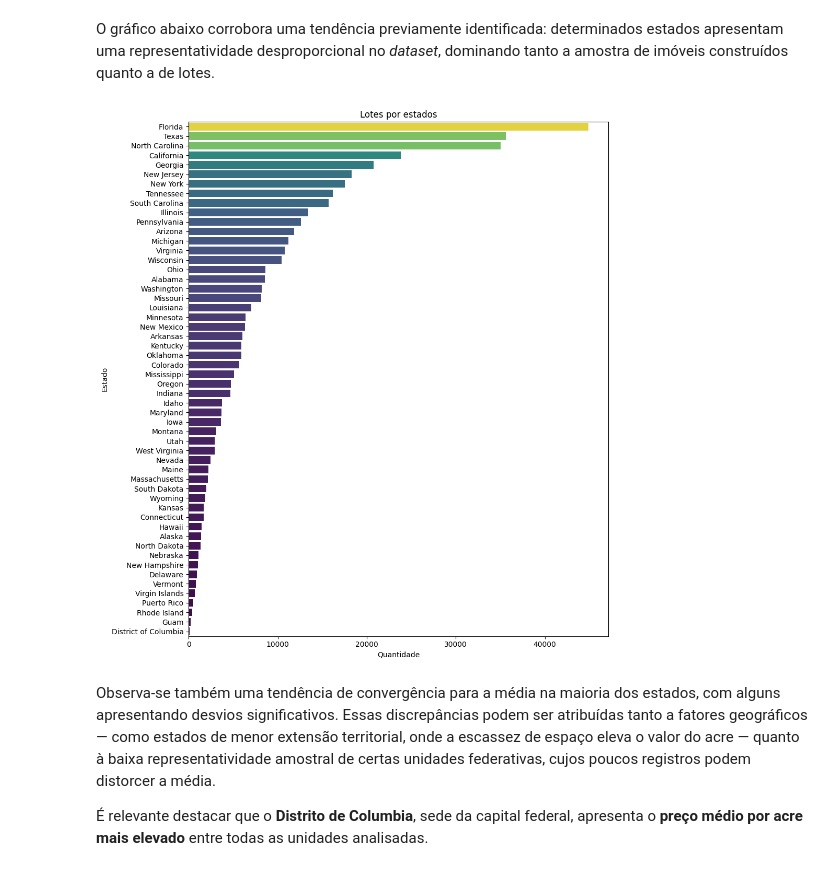
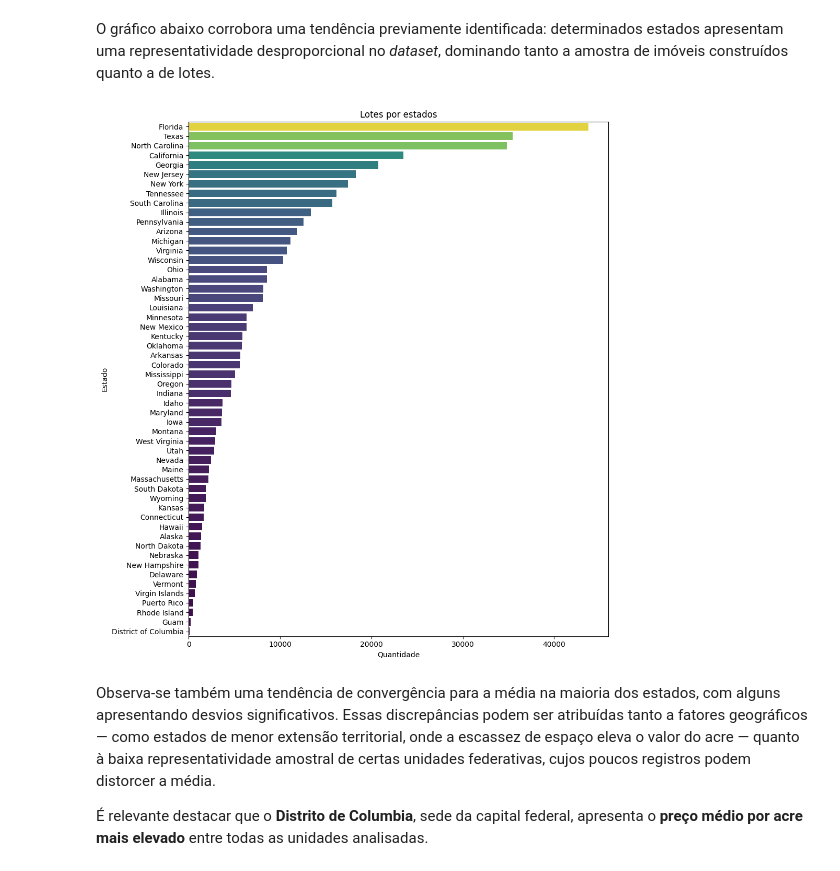
Before and after one commit to leopadre/real-estate-etl-vizualization, a Jupyter notebook: Data Layer/silver/analytcs.ipynb, the cells around one changed output. Cells and saved outputs as stored; diff of their text form; code cells hidden in the pictures.

```diff
--- a/Data Layer/silver/analytcs.ipynb
+++ b/Data Layer/silver/analytcs.ipynb
@@ -341,19 +343,19 @@ plt.show()
 O gráfico abaixo corrobora uma tendência previamente identificada: determinados estados apresentam uma representatividade desproporcional no *dataset*, dominando tanto a amostra de imóveis construídos quanto a de lotes.
 # %%
 db.rollback()
-cur.execute('SELECT state, COUNT(*) AS quantidade FROM one_big_table WHERE acre_lot IS NOT NULL GROUP BY state ORDER BY quantidade DESC')
+cur.execute('SELECT state, COUNT(*) AS quantidade FROM silver.one_big_table WHERE acre_lot IS NOT NULL GROUP BY state ORDER BY quantidade DESC')
 
 aux = pd.DataFrame(cur.fetchall(), columns=['state', 'quantidade'])
 
 plt.figure(figsize=(10, len(aux)*0.2))
 sns.barplot(data=aux, y='state', x='quantidade', hue='quantidade', palette='viridis', legend=False)
 plt.xlabel('Quantidade')
 plt.ylabel('Estado')
 plt.title('Lotes por estados')
 plt.tight_layout()
 plt.show()
 # %% [output]
-[figure, old version]
+[figure, new version]
 # %% [markdown]
 Observa-se também uma tendência de convergência para a média na maioria dos estados, com alguns apresentando desvios significativos. Essas discrepâncias podem ser atribuídas tanto a fatores geográficos — como estados de menor extensão territorial, onde a escassez de espaço eleva o valor do acre — quanto à baixa representatividade amostral de certas unidades federativas, cujos poucos registros podem distorcer a média.
 
```
Also changed, not shown: parts of 9 cells of this notebook, 2 other files.
